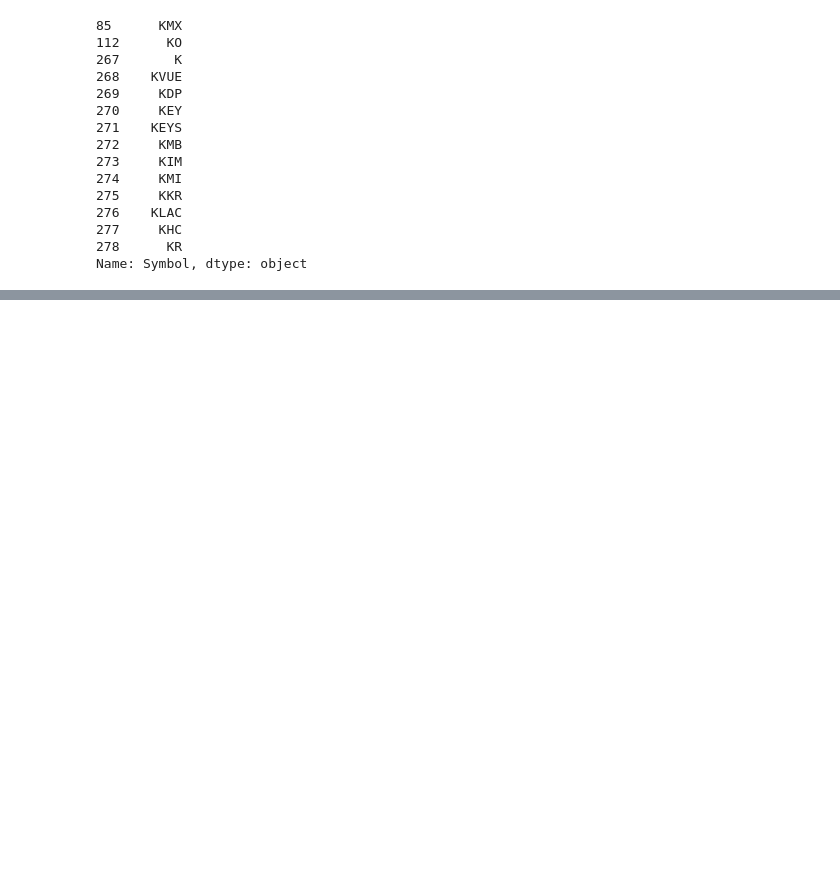
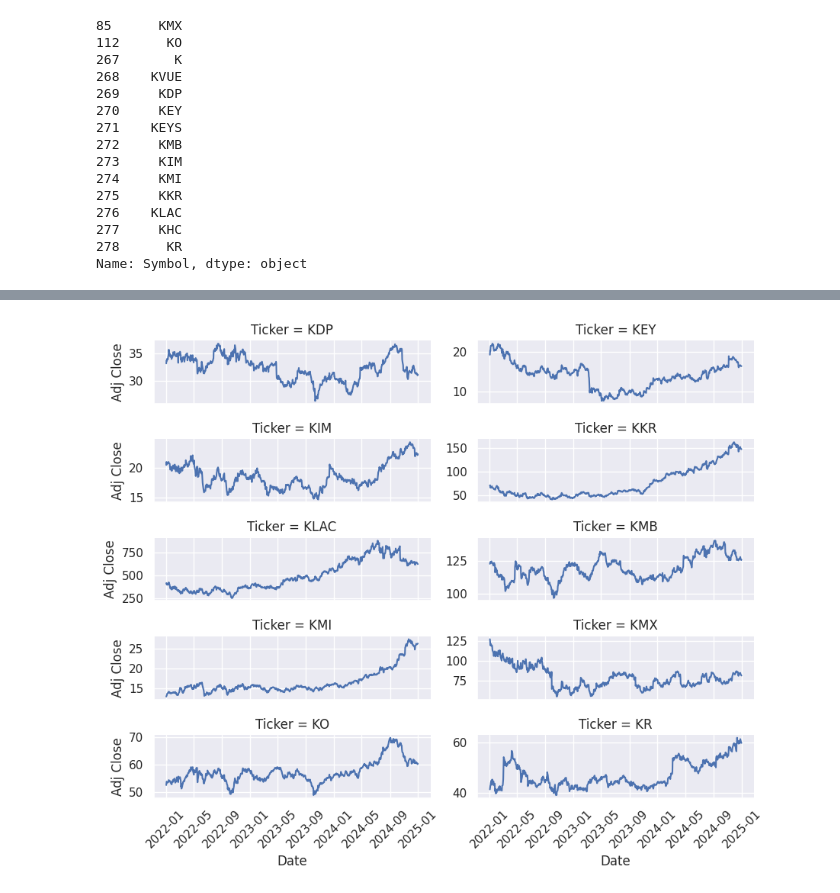
Before and after one commit to JKural/risk-and-performance-measurement-project, a Jupyter notebook: project.ipynb, the cells around one changed output, grey strips where cells are left out. Drawn from its saved outputs; the diff is of its cells as text; code cells hidden in the pictures; blank space fills up the shorter version.

```diff
--- a/project.ipynb
+++ b/project.ipynb
@@ -89,0 +122,7 @@ close_prices.head()
+# %%
+# in order to work with seaborn FacetGrid plotting, we need to turn the dataframe
+# into a long form dataframe, that is a dataframe where each row represents
+# a different observation and each column a separate variable (in our database
+# those are 'Ticker' and 'Adj Close')
+close_prices_long_form = close_prices.reset_index().melt(id_vars="Date", value_name="Adj Close")
+close_prices_long_form.head()
@@ -89,0 +136,8 @@ close_prices.head()
+# %%
+g = sns.FacetGrid(close_prices_long_form, col='Ticker', col_wrap=2, height=1.5, aspect=3, sharey=False)
+g.tick_params(axis='x', labelrotation=45)
+g.map_dataframe(sns.lineplot, x='Date', y='Adj Close')
+plt.savefig("figs/prices.pdf")
+plt.show()
+# %% [output]
+[figure, added]
```
Also changed, not shown: parts of 80 cells of this notebook, 29 other files.
